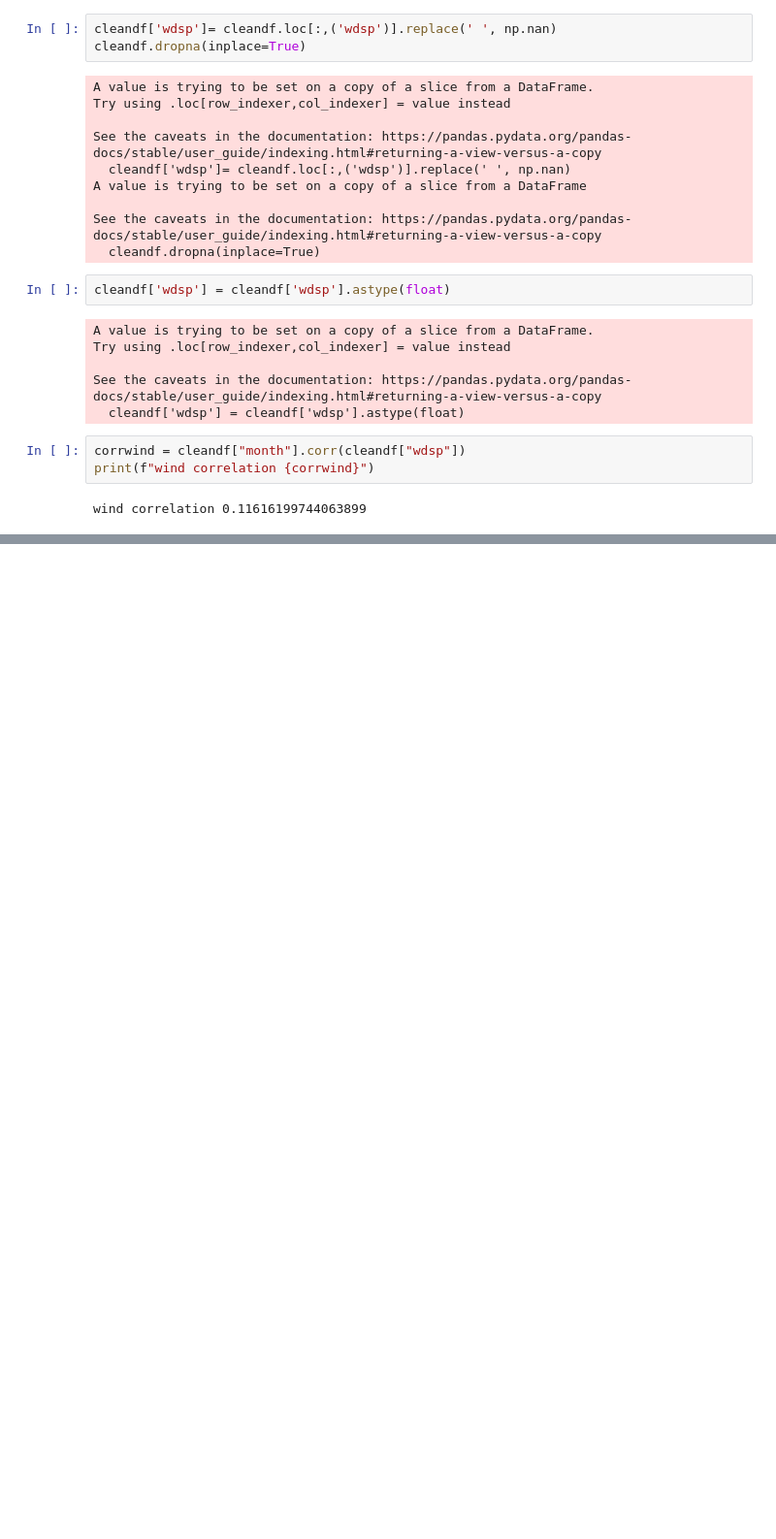
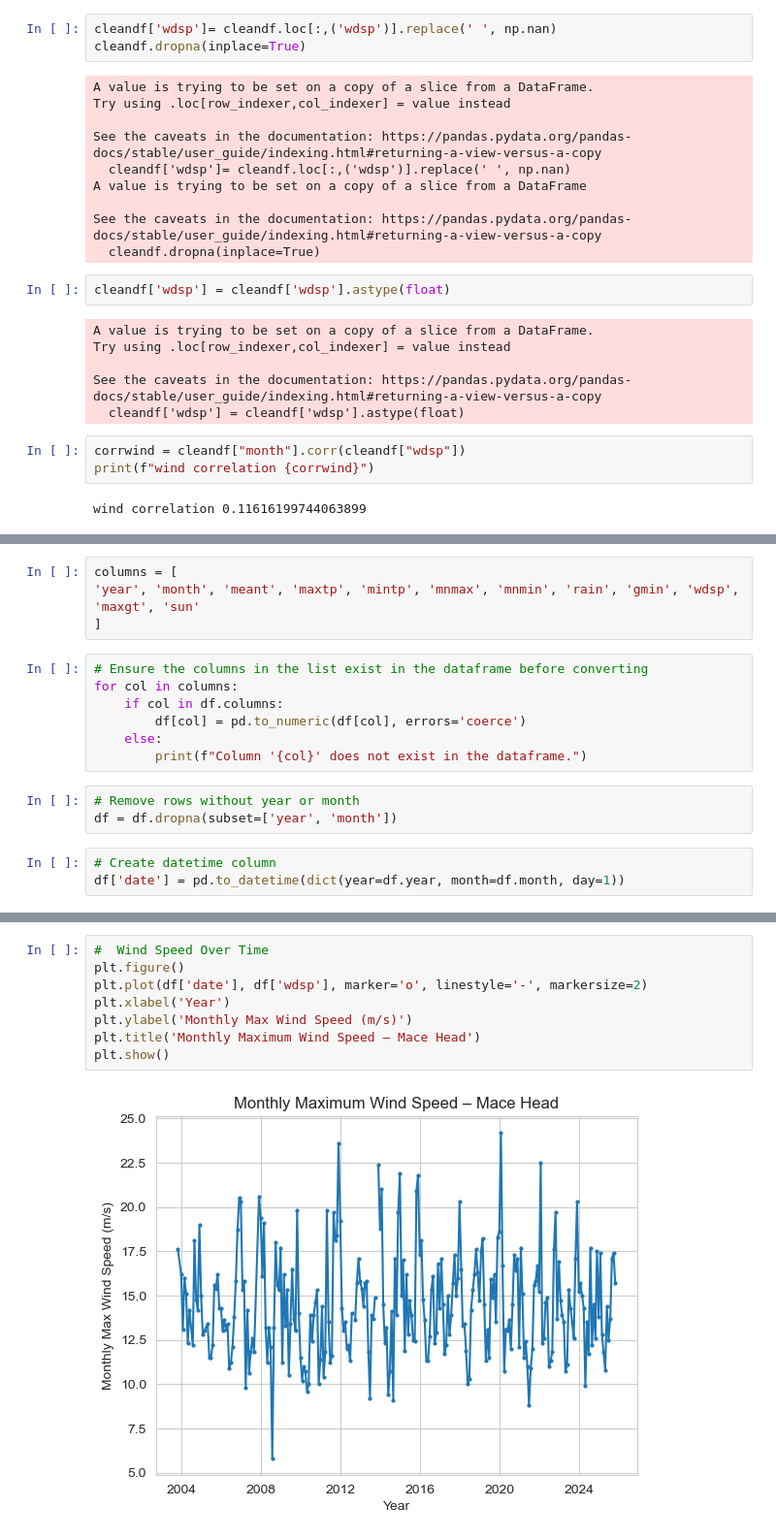
Before and after one commit to HewaOrang/PFDA, a Jupyter notebook: project/project.ipynb, the cells around one changed output, grey strips where cells are left out. Shown: that part at 97% size. Drawn from its saved outputs; the diff is of its cells as text; blank space fills up the shorter version.

Commit message:
Project progress cleaning data, summary stats for wind speed and  some plots to show the results

```diff
--- a/project/project.ipynb
+++ b/project/project.ipynb
@@ -53,3 +95,20 @@ sns.lmplot(x='month' , y ='wdsp', order=3, data=cleandf)
 plt.show()
 # %% [output]
 [figure]
+# %%
+columns = [
+'year', 'month', 'meant', 'maxtp', 'mintp', 'mnmax', 'mnmin', 'rain', 'gmin', 'wdsp', 'maxgt', 'sun'
+]
+# %%
+# Ensure the columns in the list exist in the dataframe before converting
+for col in columns:
+    if col in df.columns:
+        df[col] = pd.to_numeric(df[col], errors='coerce')
+    else:
+        print(f"Column '{col}' does not exist in the dataframe.")
+# %%
+# Remove rows without year or month
+df = df.dropna(subset=['year', 'month'])
+# %%
+# Create datetime column
+df['date'] = pd.to_datetime(dict(year=df.year, month=df.month, day=1))
@@ -55,0 +129,10 @@ plt.show()
+# %%
+#  Wind Speed Over Time
+plt.figure()
+plt.plot(df['date'], df['wdsp'], marker='o', linestyle='-', markersize=2)
+plt.xlabel('Year')
+plt.ylabel('Monthly Max Wind Speed (m/s)')
+plt.title('Monthly Maximum Wind Speed – Mace Head')
+plt.show()
+# %% [output]
+[figure, added]
```
Also changed, not shown: parts of 7 cells of this notebook.
